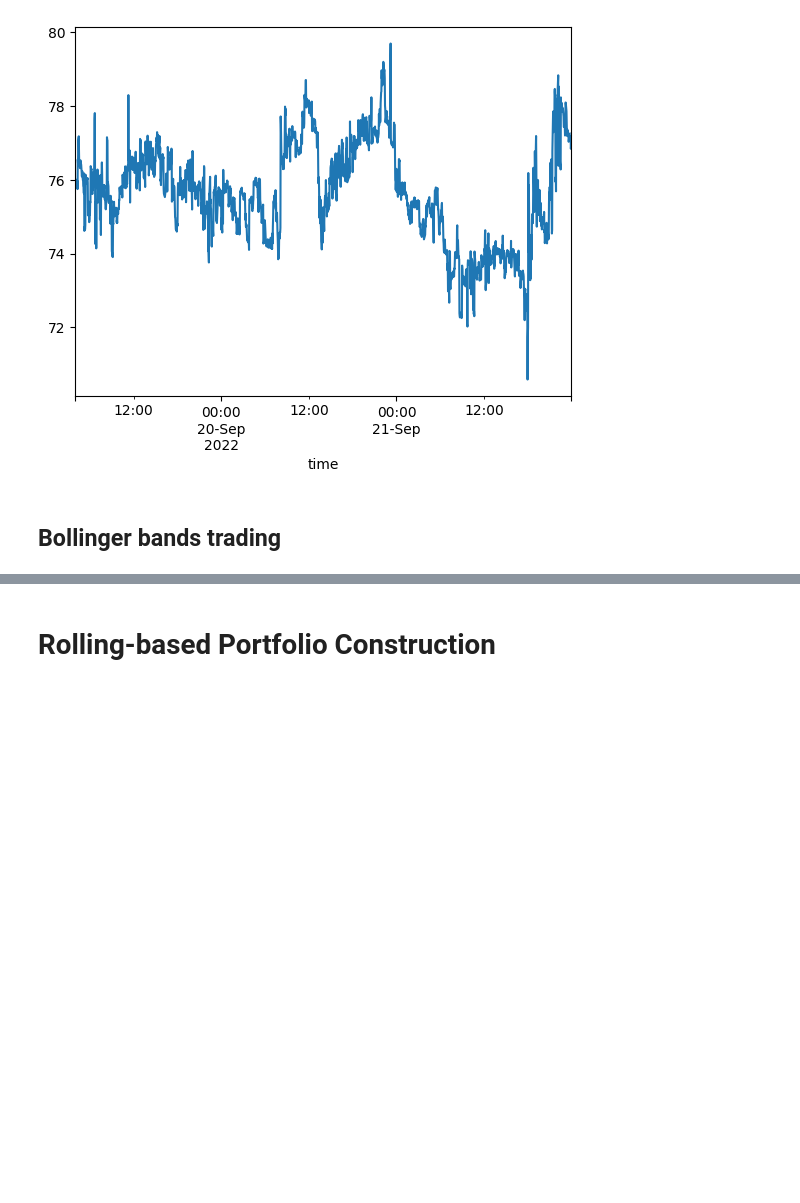
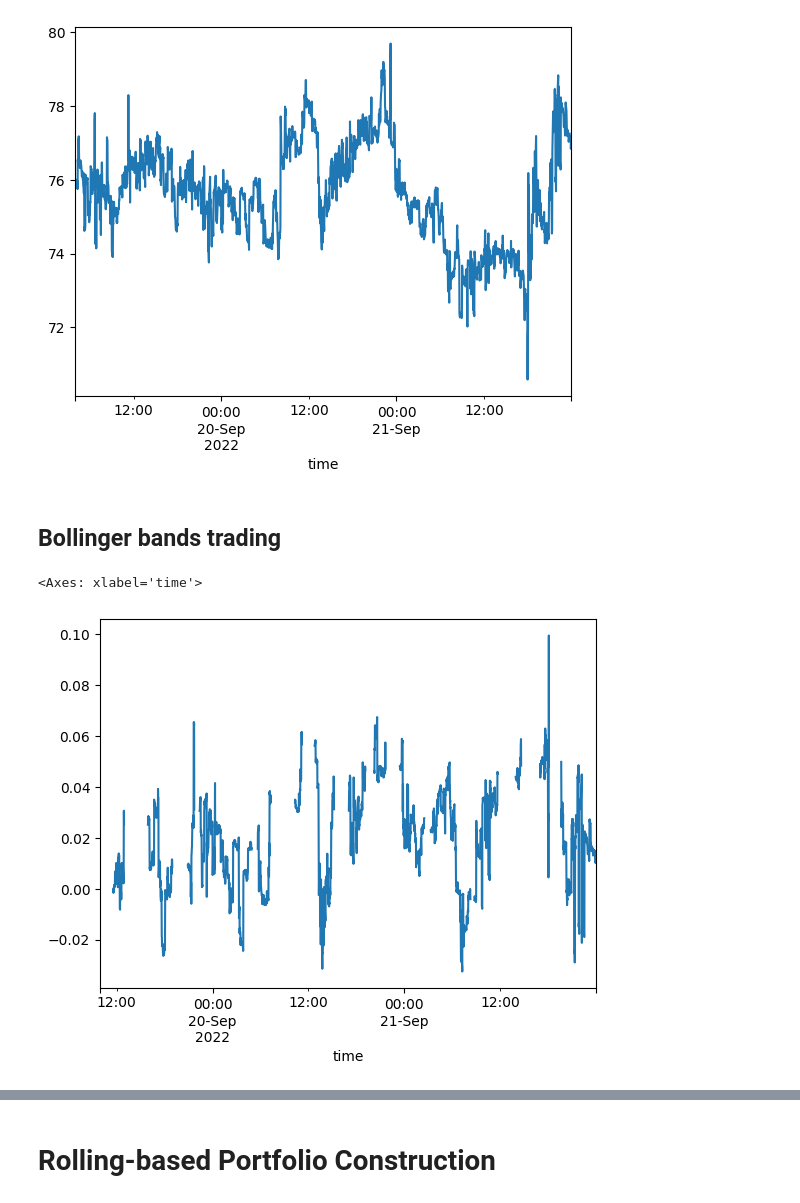
Before and after one commit to sculd/mean_reversal, a Jupyter notebook: var1_trade.ipynb, the cells around one changed output, grey strips where cells are left out. Cells and saved outputs as stored; diff of their text form; code cells hidden in the pictures; blank space fills up the shorter version.

```diff
--- a/var1_trade.ipynb
+++ b/var1_trade.ipynb
@@ -254 +279,6 @@ trading_param = TradingParam(40, 1.5)
 values = add_features(get_close_between_date(1, symbols, date_str_20220919, date_str_20220922), wgts[:,0], trading_param)
+# %%
+(values.profit_raw.cumsum() / values.position_size).plot()
+# %% [output]
+<Axes: xlabel='time'>
+[figure, added]
```
Also changed, not shown: parts of 10 cells of this notebook.
